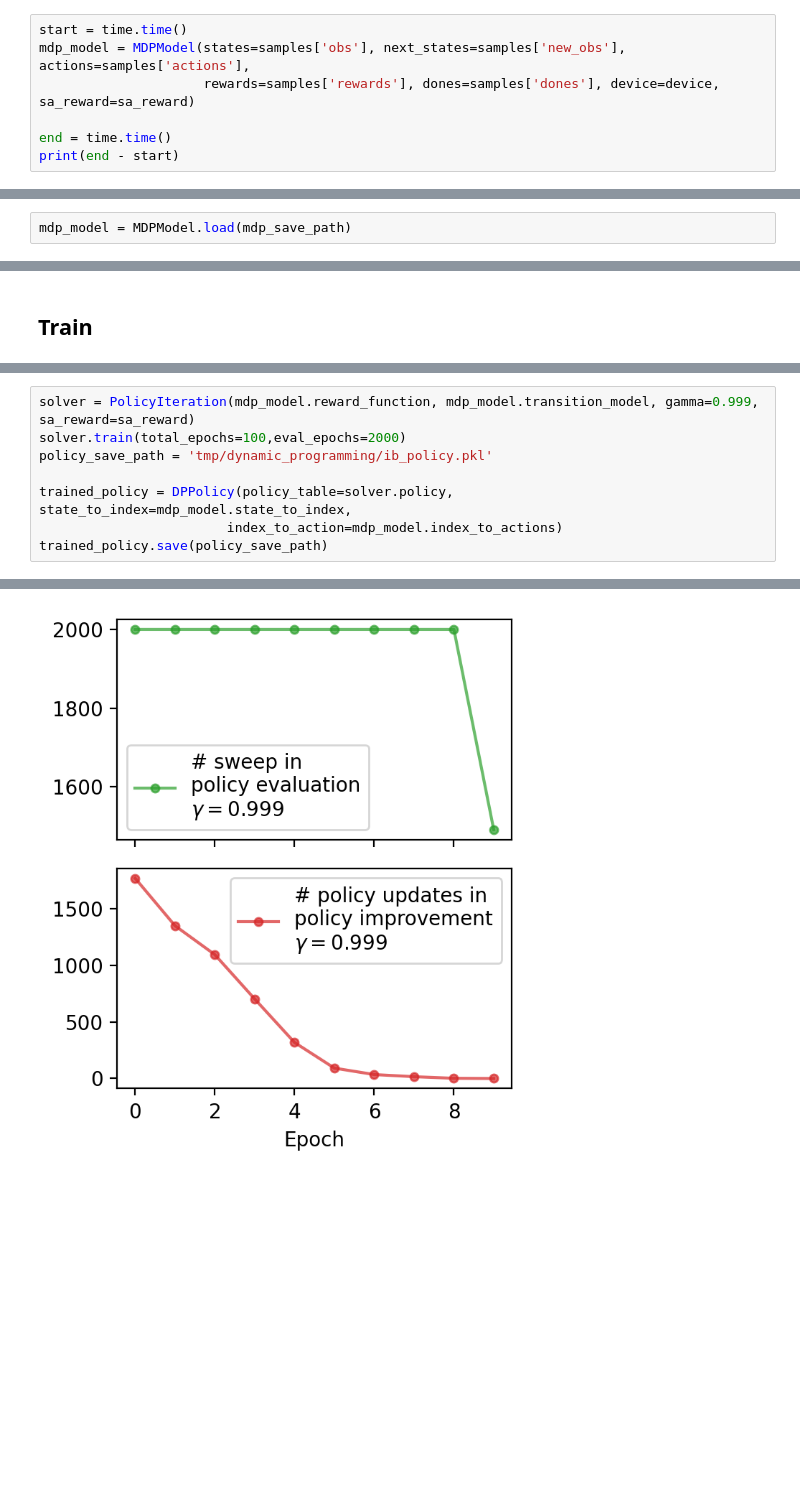
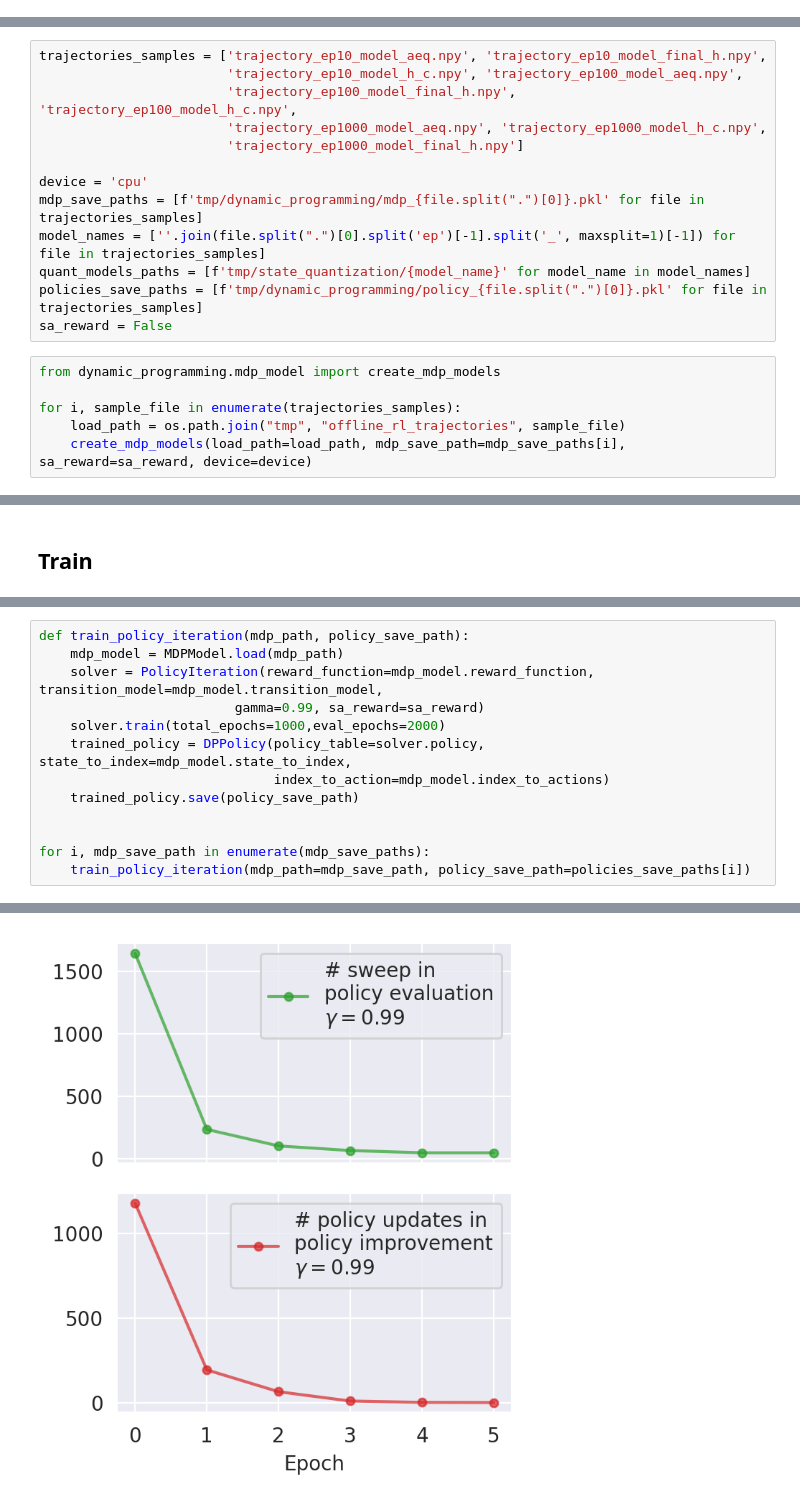
Before and after one commit to MHamza-Y/State-Space-Discretization, a Jupyter notebook: policy_iteration.ipynb, the cells around one changed output, grey strips where cells are left out. Drawn from its saved outputs; the diff is of its cells as text; blank space fills up the shorter version.

```diff
--- a/policy_iteration.ipynb
+++ b/policy_iteration.ipynb
@@ -35,7 +16,0 @@ print(np.unique(samples['obs']).size)
-# %%
-start = time.time()
-mdp_model = MDPModel(states=samples['obs'], next_states=samples['new_obs'], actions=samples['actions'],
-                     rewards=samples['rewards'], dones=samples['dones'], device=device, sa_reward=sa_reward)
-
-end = time.time()
-print(end - start)
@@ -48,2 +17,19 @@ mdp_model.save(mdp_save_path)
-# %%
-mdp_model = MDPModel.load(mdp_save_path)
+# %%
+trajectories_samples = ['trajectory_ep10_model_aeq.npy', 'trajectory_ep10_model_final_h.npy',
+                        'trajectory_ep10_model_h_c.npy', 'trajectory_ep100_model_aeq.npy',
+                        'trajectory_ep100_model_final_h.npy', 'trajectory_ep100_model_h_c.npy',
+                        'trajectory_ep1000_model_aeq.npy', 'trajectory_ep1000_model_h_c.npy',
+                        'trajectory_ep1000_model_final_h.npy']
+
+device = 'cpu'
+mdp_save_paths = [f'tmp/dynamic_programming/mdp_{file.split(".")[0]}.pkl' for file in trajectories_samples]
+model_names = [''.join(file.split(".")[0].split('ep')[-1].split('_', maxsplit=1)[-1]) for file in trajectories_samples]
+quant_models_paths = [f'tmp/state_quantization/{model_name}' for model_name in model_names]
+policies_save_paths = [f'tmp/dynamic_programming/policy_{file.split(".")[0]}.pkl' for file in trajectories_samples]
+sa_reward = False
+# %%
+from dynamic_programming.mdp_model import create_mdp_models
+
+for i, sample_file in enumerate(trajectories_samples):
+    load_path = os.path.join("tmp", "offline_rl_trajectories", sample_file)
+    create_mdp_models(load_path=load_path, mdp_save_path=mdp_save_paths[i], sa_reward=sa_reward, device=device)
@@ -61,9 +56,14 @@ array([2525.7144, 2413.4985, 2503.555 , ..., 2147.0952, 2187.8008,
 # %%
-solver = PolicyIteration(mdp_model.reward_function, mdp_model.transition_model, gamma=0.999, sa_reward=sa_reward)
-solver.train(total_epochs=100,eval_epochs=2000)
-policy_save_path = 'tmp/dynamic_programming/ib_policy.pkl'
+def train_policy_iteration(mdp_path, policy_save_path):
+    mdp_model = MDPModel.load(mdp_path)
+    solver = PolicyIteration(reward_function=mdp_model.reward_function, transition_model=mdp_model.transition_model,
+                         gamma=0.99, sa_reward=sa_reward)
+    solver.train(total_epochs=1000,eval_epochs=2000)
+    trained_policy = DPPolicy(policy_table=solver.policy, state_to_index=mdp_model.state_to_index,
+                              index_to_action=mdp_model.index_to_actions)
+    trained_policy.save(policy_save_path)
 
-trained_policy = DPPolicy(policy_table=solver.policy, state_to_index=mdp_model.state_to_index,
-                        index_to_action=mdp_model.index_to_actions)
-trained_policy.save(policy_save_path)
+
+for i, mdp_save_path in enumerate(mdp_save_paths):
+    train_policy_iteration(mdp_path=mdp_save_path, policy_save_path=policies_save_paths[i])
 # %% [output]
@@ -87 +87 @@ policy change = [1772, 1352, 1096, 704, 319, 92, 35, 16, 2, 0]
-[figure, old version]
+[figure, new version]
```
Also changed, not shown: parts of 16 cells of this notebook, 18 other files.
